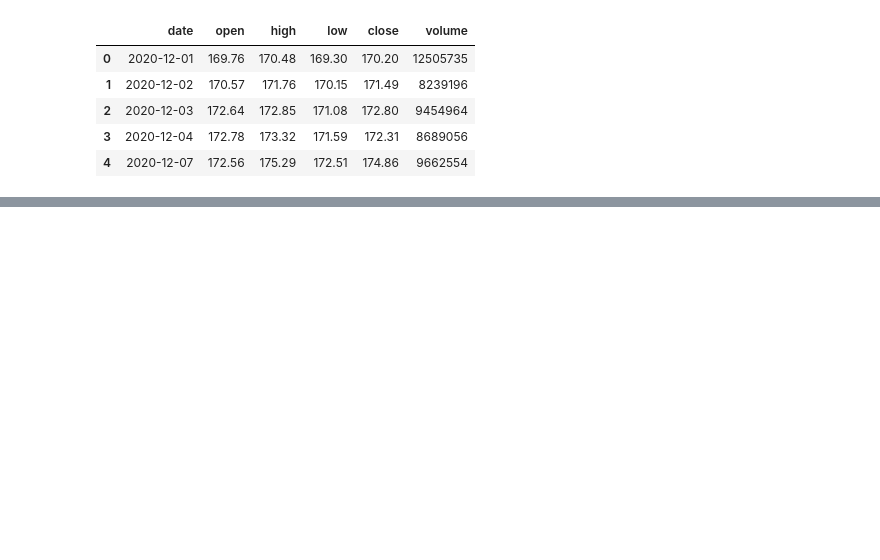
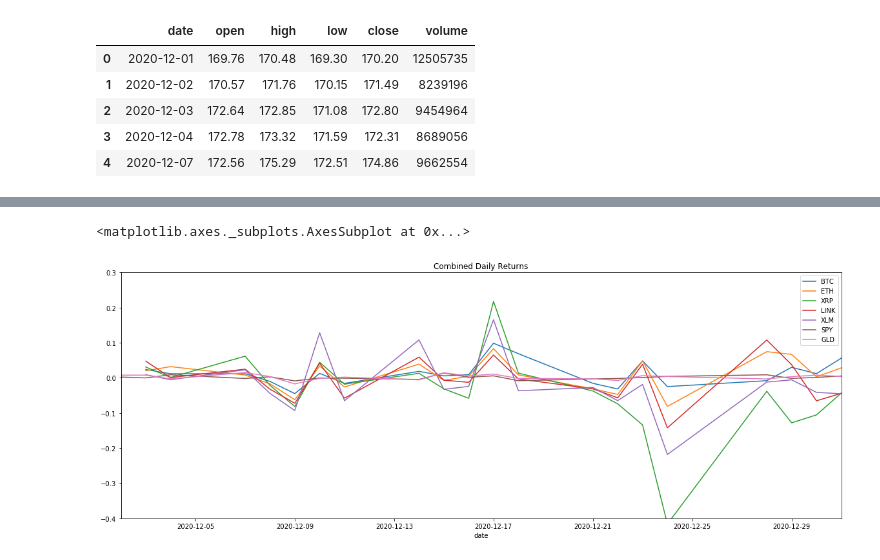
Before and after one commit to nospmah/fintech.group_project, a Jupyter notebook: notebooks/brian_working_2.ipynb, the cells around one changed output, grey strips where cells are left out. Cells and saved outputs as stored; diff of their text form; code cells hidden in the pictures; blank space fills up the shorter version.

```diff
--- a/notebooks/brian_working_2.ipynb
+++ b/notebooks/brian_working_2.ipynb
@@ -48,0 +76,4 @@ btc_df.head()
+# %%
+# Chainlink historical OHLCV
+link_df = ds.get_crypto_OHLCV(coin_api_key, 'LINK', start_date, end_date, '1DAY')
+link_df.head()
@@ -48,0 +87,4 @@ btc_df.head()
+# %%
+# Stellar Lumens historical OHLCV
+xlm_df = ds.get_crypto_OHLCV(coin_api_key, 'XLM', start_date, end_date, '1DAY')
+xlm_df.head()
@@ -99,0 +124,24 @@ gld_returns_df.head()
+# %%
+# Get daily returns
+btc_returns_df = ds.get_pct_chg_for_OHLCV(btc_df)
+eth_returns_df = ds.get_pct_chg_for_OHLCV(eth_df)
+xrp_returns_df = ds.get_pct_chg_for_OHLCV(xrp_df)
+link_returns_df = ds.get_pct_chg_for_OHLCV(link_df)
+xlm_returns_df = ds.get_pct_chg_for_OHLCV(xlm_df)
+spy_returns_df = ds.get_pct_chg_for_OHLCV(spy_df)
+gld_returns_df = ds.get_pct_chg_for_OHLCV(gld_df)
+# %%
+# Combine daily returns
+combined_daily_returns = pd.concat(
+    [btc_returns_df, eth_returns_df, xrp_returns_df, link_returns_df, xlm_returns_df, spy_returns_df, gld_returns_df],
+    axis="columns",
+    join="inner")
+
+# Rename columns
+combined_daily_returns.columns = ['BTC','ETH','XRP','LINK','XLM','SPY','GLD']
+
+# Ensure we are sorted by date (index)
+combined_daily_returns.sort_index()
+
+# Sanity check data
+combined_daily_returns.head()
@@ -99,0 +156,6 @@ gld_returns_df.head()
+# %%
+# Plot combined daily returns
+combined_daily_returns.plot(title='Combined Daily Returns', figsize=(20,7), fontsize=10, ylim=(-.4,.3), legend=True)
+# %% [output]
+<matplotlib.axes._subplots.AxesSubplot at 0x...>
+[figure, added]
```
Also changed, not shown: parts of 21 cells of this notebook, 2 other files.
